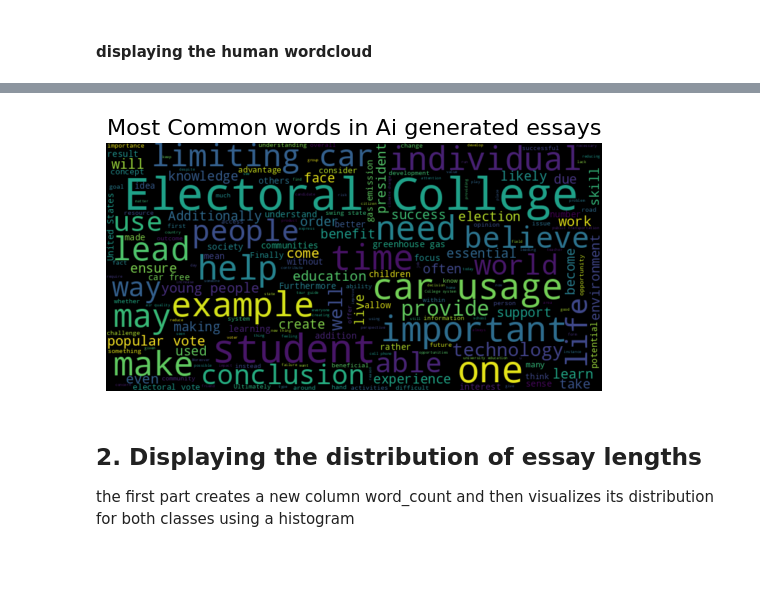
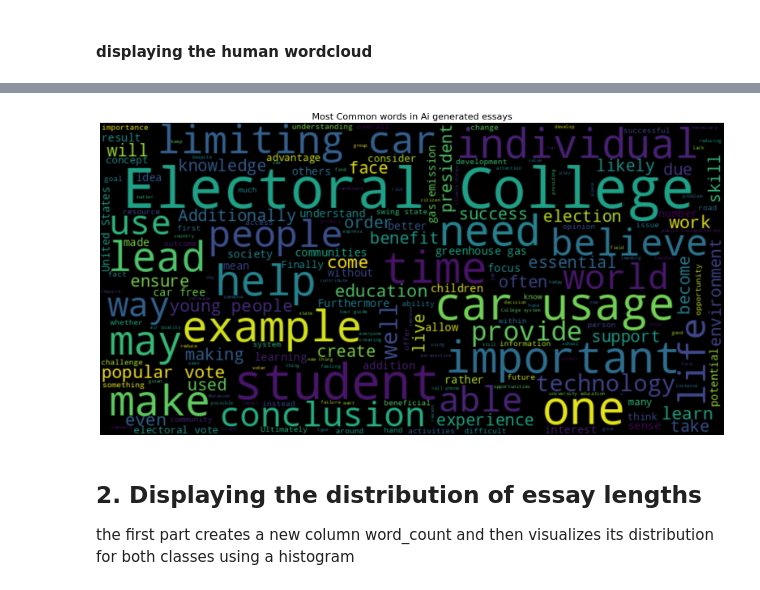
Before and after one commit to soipanhamisi/TextClassifierModel, a Jupyter notebook: textClassifer_nb.ipynb, the cells around one changed output, grey strips where cells are left out. Drawn from its saved outputs; the diff is of its cells as text; code cells hidden in the pictures; blank space fills up the shorter version.

```diff
--- a/textClassifer_nb.ipynb
+++ b/textClassifer_nb.ipynb
@@ -107,10 +106,12 @@ plt.show()
 # %%
+plt.figure(figsize=(20, 10))
+
 plt.imshow(wordcloud_ai, interpolation='bilinear')
 plt.title('Most Common words in Ai generated essays', fontsize=16)
 plt.axis('off')
 plt.show()
 # %% [output]
-[figure, old version]
+[figure, new version]
 # %% [markdown]
 ## 2. Displaying the distribution of essay lengths
 
```
Also changed, not shown: parts of 14 cells of this notebook.
